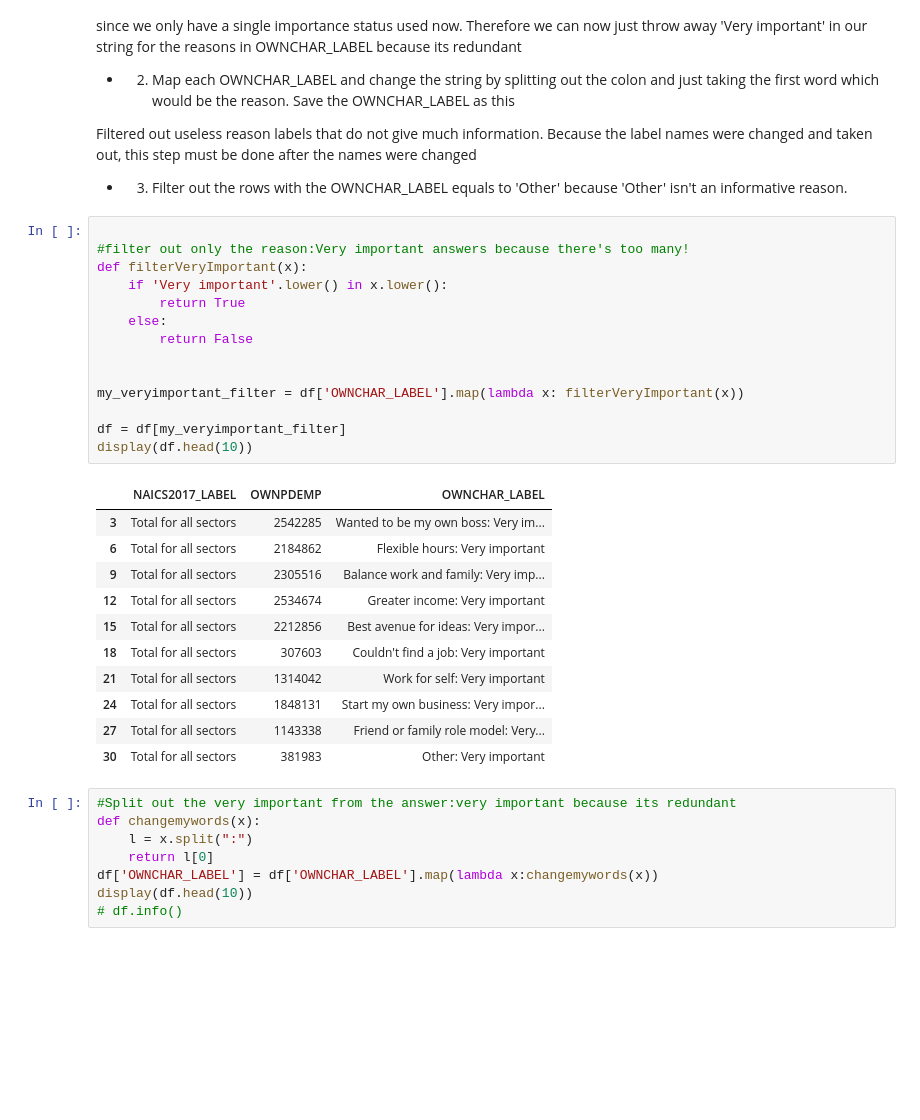
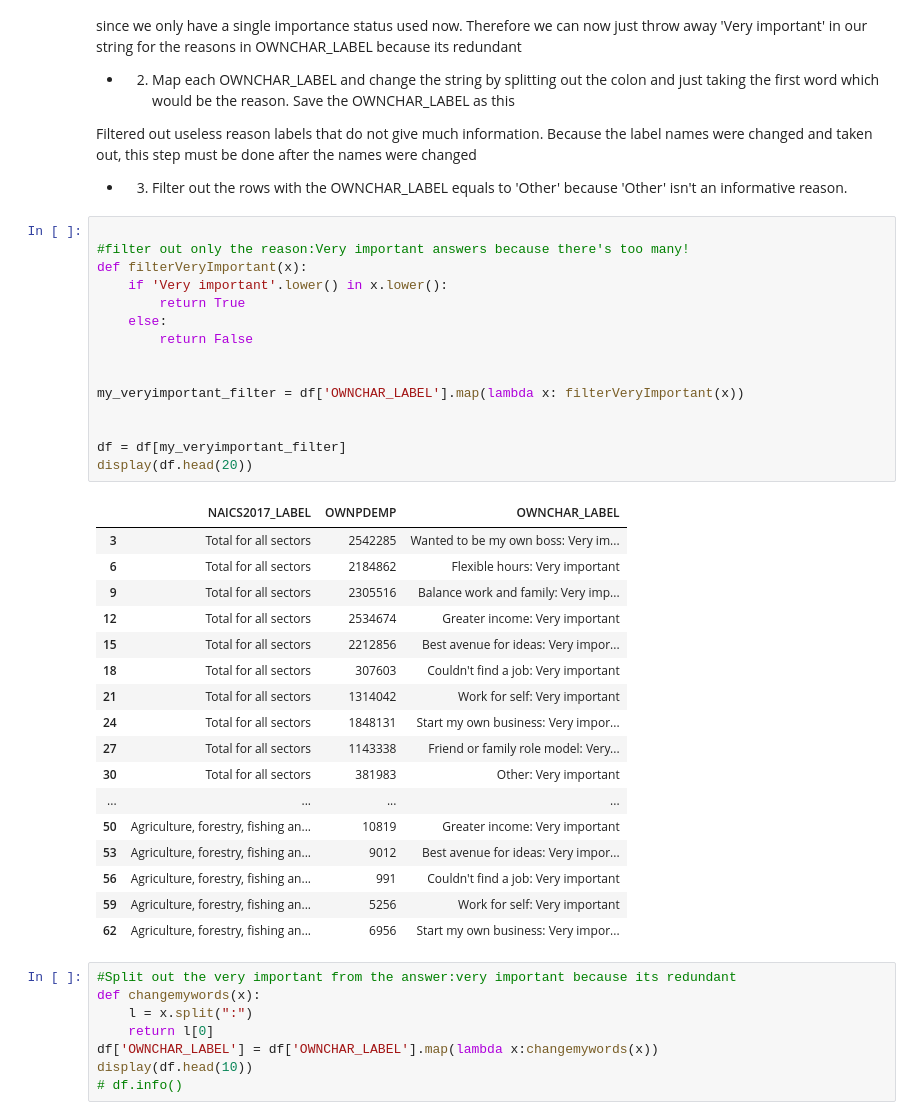
Before and after one commit to snowwly/Assessment_CensusAPIData_Panadas, a Jupyter notebook: Shirley/Q1ETL.ipynb, the cells around one changed output. Cells and saved outputs as stored; diff of their text form; blank space fills up the shorter version.

```diff
--- a/Shirley/Q1ETL.ipynb
+++ b/Shirley/Q1ETL.ipynb
@@ -77,29 +77,36 @@ Filtered out useless reason labels that do not give much information. Because th
 # %%
 
 #filter out only the reason:Very important answers because there's too many!
 def filterVeryImportant(x):
     if 'Very important'.lower() in x.lower():
         return True
     else:
         return False
 
 
 my_veryimportant_filter = df['OWNCHAR_LABEL'].map(lambda x: filterVeryImportant(x))
 
+
 df = df[my_veryimportant_filter]
-display(df.head(10))
+display(df.head(20))
 # %% [output]
 |  | NAICS2017_LABEL | OWNPDEMP | OWNCHAR_LABEL |
 | 3 | Total for all sectors | 2542285 | Wanted to be my own boss: Very im... |
 | 6 | Total for all sectors | 2184862 | Flexible hours: Very important |
 | 9 | Total for all sectors | 2305516 | Balance work and family: Very imp... |
 | 12 | Total for all sectors | 2534674 | Greater income: Very important |
 | 15 | Total for all sectors | 2212856 | Best avenue for ideas: Very impor... |
 | 18 | Total for all sectors | 307603 | Couldn't find a job: Very important |
 | 21 | Total for all sectors | 1314042 | Work for self: Very important |
 | 24 | Total for all sectors | 1848131 | Start my own business: Very impor... |
 | 27 | Total for all sectors | 1143338 | Friend or family role model: Very... |
 | 30 | Total for all sectors | 381983 | Other: Very important |
+| ... | ... | ... | ... |
+| 50 | Agriculture, forestry, fishing an... | 10819 | Greater income: Very important |
+| 53 | Agriculture, forestry, fishing an... | 9012 | Best avenue for ideas: Very impor... |
+| 56 | Agriculture, forestry, fishing an... | 991 | Couldn't find a job: Very important |
+| 59 | Agriculture, forestry, fishing an... | 5256 | Work for self: Very important |
+| 62 | Agriculture, forestry, fishing an... | 6956 | Start my own business: Very impor... |
 # %%
 #Split out the very important from the answer:very important because its redundant
 def changemywords(x):
```
Also changed, not shown: parts of 2 cells of this notebook, 3 other files.
